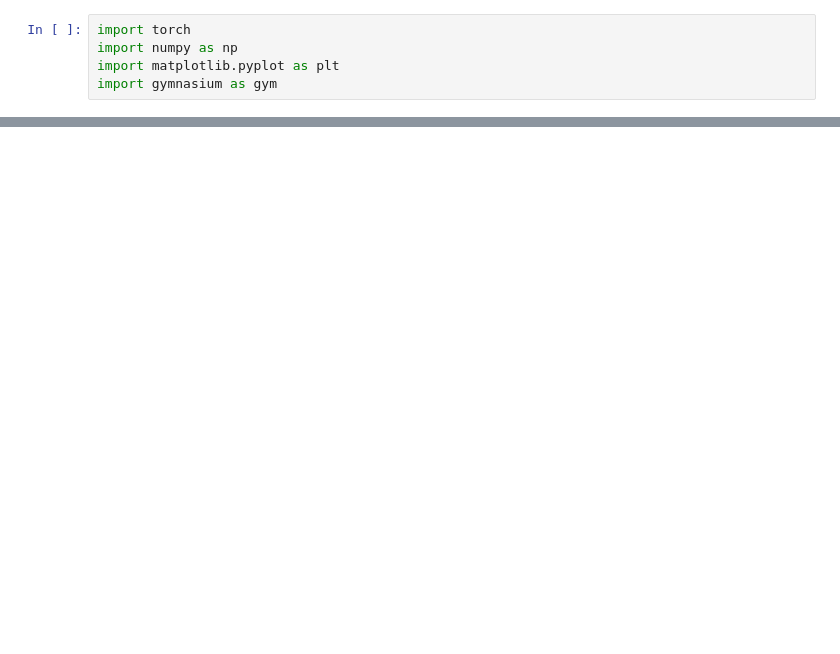
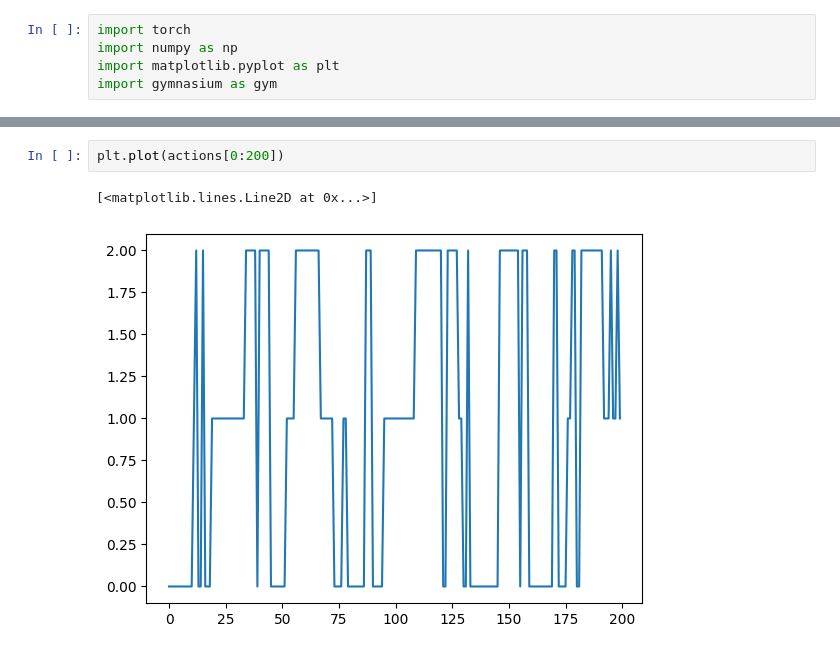
Before and after one commit to VisH317/hashedtokens-assignment, a Jupyter notebook: Q3/tdlambda.ipynb, the cells around one changed output, grey strips where cells are left out. Cells and saved outputs as stored; diff of their text form; blank space fills up the shorter version.

```diff
--- a/Q3/tdlambda.ipynb
+++ b/Q3/tdlambda.ipynb
@@ -188,0 +178,5 @@ model.policy
+# %%
+plt.plot(actions[0:200])
+# %% [output]
+[<matplotlib.lines.Line2D at 0x...>]
+[figure, added]
```
Also changed, not shown: parts of 9 cells of this notebook, 1 other file.
